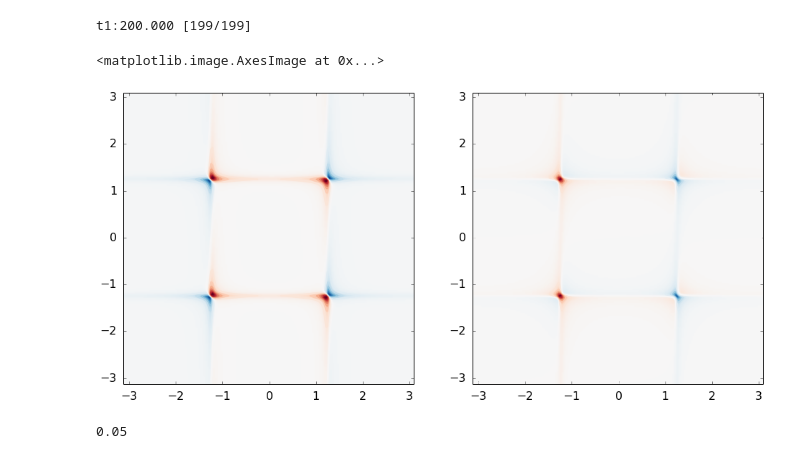
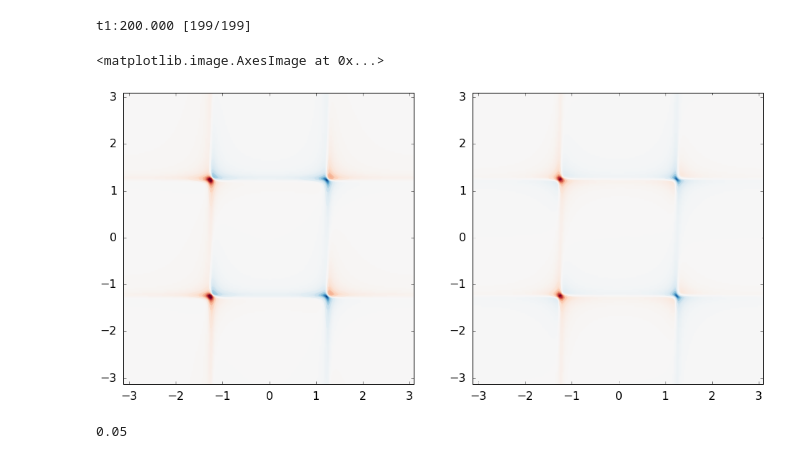
Before and after one commit to antonl/notebooks, a Jupyter notebook: Reproduce Pulleritz Paper.ipynb, the cells around one changed output. Saved outputs shown, nothing was run; the diff lists cells and outputs as text; code cells hidden in the pictures.

```diff
--- a/Reproduce Pulleritz Paper.ipynb
+++ b/Reproduce Pulleritz Paper.ipynb
@@ -446,21 +443,21 @@ two_d = np.fft.fftshift(fft2(res[0,:,:]))
 t1:200.000 [199/199]
 # %%
 subplot(1,2,1)
-contour(np.real(two_d), 20, extent=(w1[0], w1[-1], w3[0], w3[-1]), origin='lower', cmap=matplotlib.cm.RdBu_r)
-imshow(np.real(two_d), extent=(w1[0], w1[-1], w3[0], w3[-1]), origin='lower', cmap=matplotlib.cm.RdBu_r)
+contour(-np.real(two_d)+np.imag(two_d), 20, extent=(w1[0], w1[-1], w3[0], w3[-1]), origin='lower', cmap=matplotlib.cm.RdBu_r)
+imshow(-np.real(two_d)+np.imag(two_d), extent=(w1[0], w1[-1], w3[0], w3[-1]), origin='lower', cmap=matplotlib.cm.RdBu_r)
 #xlim([1, 1.5])
 #ylim([-1.5, -1])
 #grid()
 #colorbar()
 subplot(1,2,2)
 contour(np.imag(two_d), 20, extent=(w1[0], w1[-1], w3[0], w3[-1]), origin='lower', cmap=matplotlib.cm.RdBu_r)
 imshow(np.imag(two_d), extent=(w1[0], w1[-1], w3[0], w3[-1]), origin='lower', cmap=matplotlib.cm.RdBu_r)
 #xlim([1, 1.5])
 #ylim([-1.5, -1])
 #savefig('two_level_try.png')
 # %% [output]
 <matplotlib.image.AxesImage at 0x...>
-[figure, old version]
+[figure, new version]
 # %%
 dephasing
 # %% [output]
```
Also changed, not shown: parts of 17 cells of this notebook, 16 other files.
